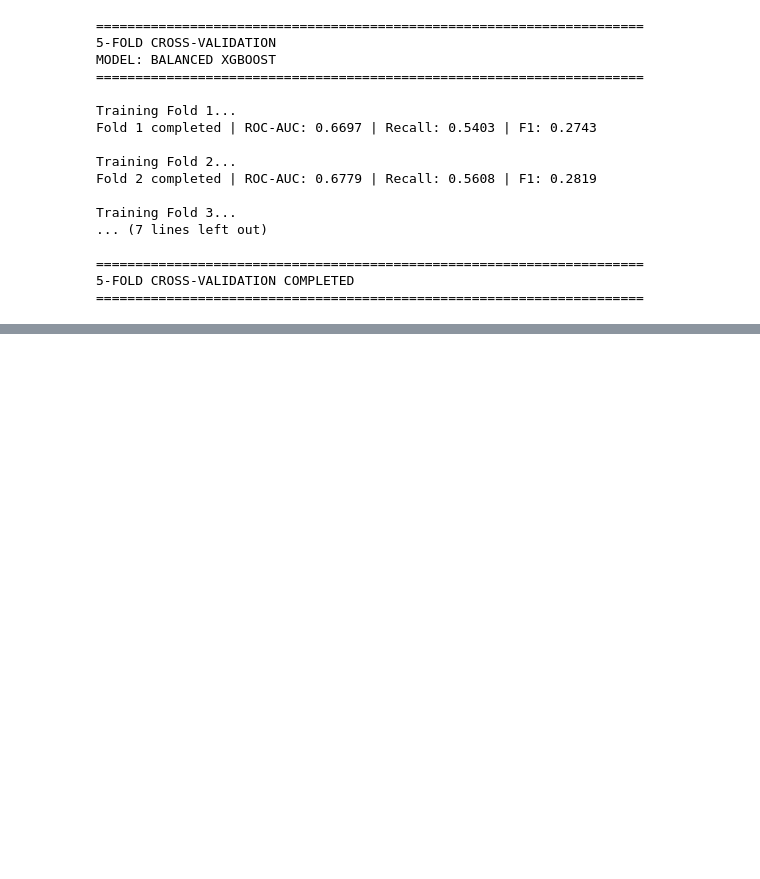
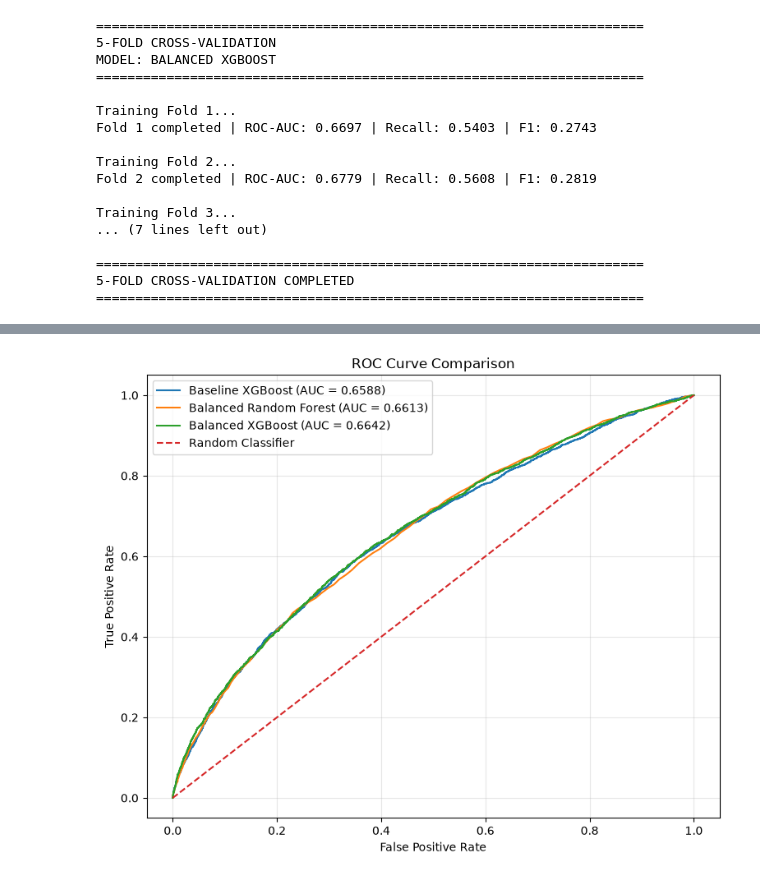
Before and after one commit to amanchaurasia512/diabetes-130-hospitals, a Jupyter notebook: Notebook/04_machine_learning_modeling.ipynb, the cells around one changed output, grey strips where cells are left out. Cells and saved outputs as stored; diff of their text form; code cells hidden in the pictures; blank space fills up the shorter version.

```diff
--- a/Notebook/04_machine_learning_modeling.ipynb
+++ b/Notebook/04_machine_learning_modeling.ipynb
@@ -6715,0 +7327,66 @@ oof_proba_balanced_xgb: NOT FOUND
+# %%
+# ============================================================
+# ROC CURVE COMPARISON
+# ============================================================
+
+from sklearn.metrics import roc_curve, roc_auc_score
+import matplotlib.pyplot as plt
+
+# Calculate ROC curves
+fpr_baseline, tpr_baseline, _ = roc_curve(
+    y_test,
+    y_prob_baseline_xgb
+)
+
+fpr_rf, tpr_rf, _ = roc_curve(
+    y_test,
+    y_prob_balanced_rf
+)
+
+fpr_balanced_xgb, tpr_balanced_xgb, _ = roc_curve(
+    y_test,
+    y_prob_balanced_xgb
+)
+
+# Calculate AUC
+auc_baseline = roc_auc_score(y_test, y_prob_baseline_xgb)
+auc_rf = roc_auc_score(y_test, y_prob_balanced_rf)
+auc_balanced_xgb = roc_auc_score(y_test, y_prob_balanced_xgb)
+
+# Plot
+plt.figure(figsize=(9, 7))
+
+plt.plot(
+    fpr_baseline,
+    tpr_baseline,
+    label=f"Baseline XGBoost (AUC = {auc_baseline:.4f})"
+)
+
+plt.plot(
+    fpr_rf,
+    tpr_rf,
+    label=f"Balanced Random Forest (AUC = {auc_rf:.4f})"
+)
+
+plt.plot(
+    fpr_balanced_xgb,
+    tpr_balanced_xgb,
+    label=f"Balanced XGBoost (AUC = {auc_balanced_xgb:.4f})"
+)
+
+plt.plot(
+    [0, 1],
+    [0, 1],
+    linestyle="--",
+    label="Random Classifier"
+)
+
+plt.xlabel("False Positive Rate")
+plt.ylabel("True Positive Rate")
+plt.title("ROC Curve Comparison")
+plt.legend()
+plt.grid(alpha=0.3)
+
+plt.show()
+# %% [output]
+[figure, added]
```
Also changed, not shown: parts of 15 cells of this notebook.
